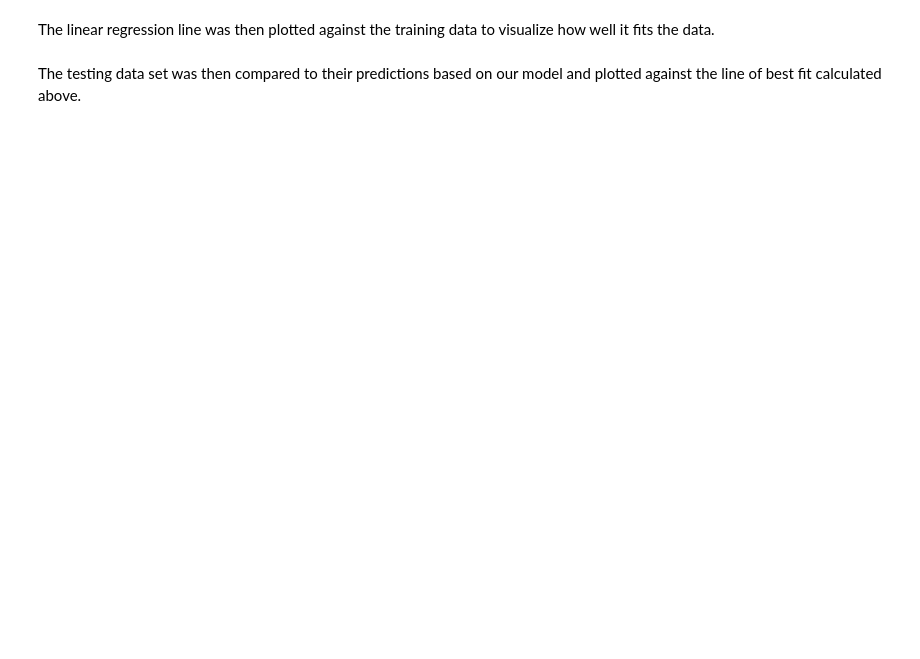
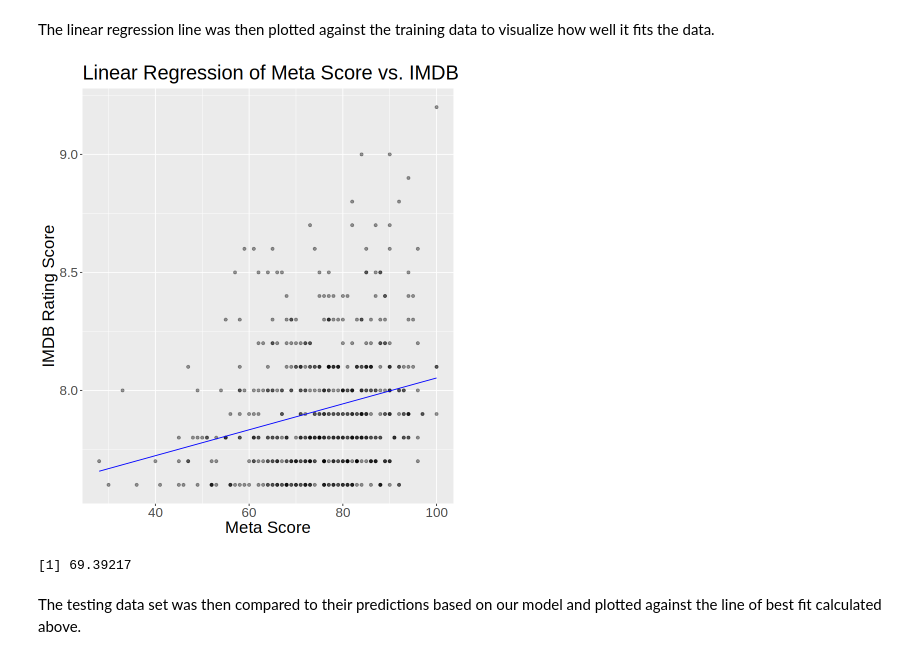
Before and after one commit to anh-dong/dsci-100-2023w1-group-33, a Jupyter notebook: Report.ipynb, the cells around one changed output. Drawn from its saved outputs; the diff is of its cells as text; code cells hidden in the pictures; blank space fills up the shorter version.

```diff
--- a/Report.ipynb
+++ b/Report.ipynb
@@ -88,28 +134,32 @@ The linear regression line was then plotted against the training data to visuali
 # %%
 movies_preds <- lm_fit |>
    predict(movies_training) |>
    bind_cols(movies_training)
 
 lm_predictions <- movies_preds |>
     ggplot(aes(x = Meta_score, y = IMDB_Rating)) +
         geom_point(alpha = 0.4) +
         geom_line(
             mapping = aes(x = Meta_score, y = .pred),
             color = "blue") +
-            labs(x="Meta Score", y="IMDB Rating Score", title="Meta Score vs. IMDB Rating Score", caption="Training data set")+
+        ggtitle("Linear Regression of Meta Score vs. IMDB Rating Score")+
+        xlab("Meta Score")+
+        ylab("IMDB Rating Score")+
         theme(text = element_text(size = 20))
 lm_predictions
+# %% [output]
+[figure, added]
 # %%
 # TODO: We should calculate this, it will help us determine how good our prediction is.
 lm_test_results <- lm_fit |>
          predict(movies_testing) |>
          bind_cols(movies_testing) |>
-         metrics(truth = IMDB_Rating, estimate = .pred)
+         metrics(truth = Meta_score, estimate = .pred)
 
 lm_rmspe <- lm_test_results |>
           filter(.metric == "rmse") |>
           select(.estimate) |>
           pull()
-
-
 lm_rmspe
+# %% [output]
+[1] 69.39217
```
Also changed, not shown: parts of 7 cells of this notebook.
